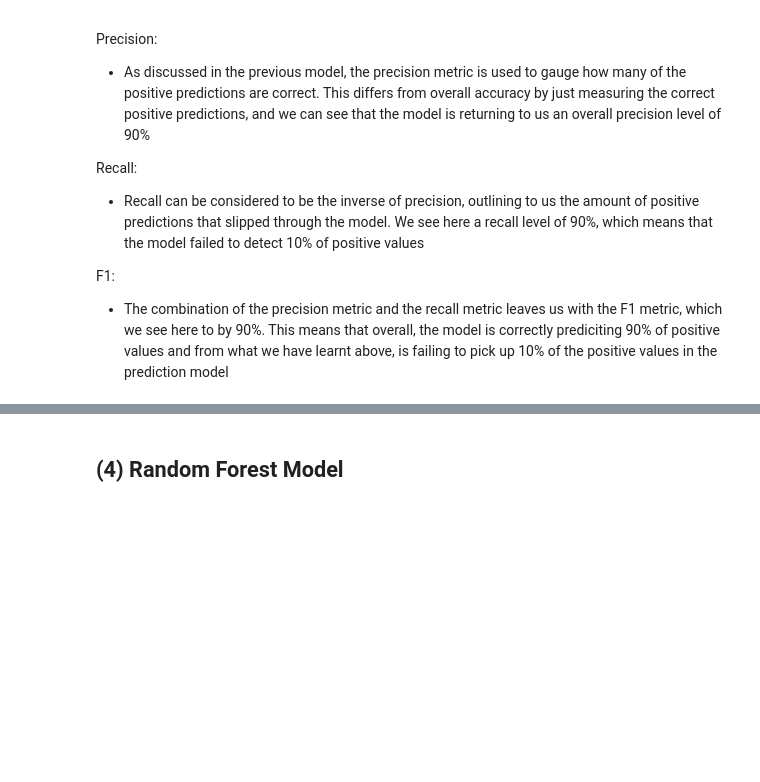
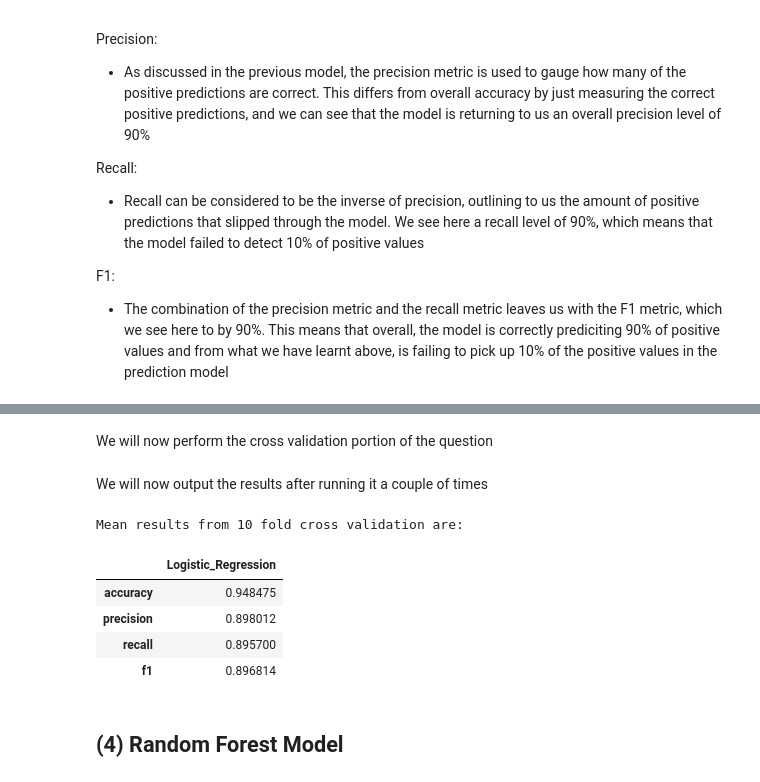
Before and after one commit to MichaelMoyles/MLCovid-19, a Jupyter notebook: 2022-Homework2-Notebook-James.ipynb, the cells around one changed output, grey strips where cells are left out. Saved outputs shown, nothing was run; the diff lists cells and outputs as text; code cells hidden in the pictures; blank space fills up the shorter version.

```diff
--- a/2022-Homework2-Notebook-James.ipynb
+++ b/2022-Homework2-Notebook-James.ipynb
@@ -1080,3 +1335,39 @@ F1:
+# %% [markdown]
+We will now perform the cross validation portion of the question
+# %%
+def cross_val_LogisticRegression_DF(X,y, depth=None, estimators=100):
+    """Function to perform cross validation and store results
+    in dataframe. Cross validation looks at accuracy, precision,
+    recall, f1. Returns a dataframe with results"""
+
+    # store results in dict
+    LogisticRegressionResults = {}
+    # metrics to test against
+    test_metrics = ['accuracy','precision','recall', 'f1']
+
+    for metric in test_metrics:
+        # generate test results
+        result = cross_val_score(LogisticRegression(random_state=1), X, y, scoring=metric, cv=10)
+        # store result in dict
+        LogisticRegressionResults[metric] = result.mean()
+
+    # create dataframe with results
+    LogisticRegressionDF = pd.DataFrame.from_dict(LogisticRegressionResults, orient='index', columns=['Logistic_Regression'])
+
+    return LogisticRegressionDF
+# %% [markdown]
+We will now output the results after running it a couple of times
+# %%
+LogisticRegressionDF = cross_val_LogisticRegression_DF(X,y)
+print(f"Mean results from 10 fold cross validation are:")
+LogisticRegressionDF
+# %% [output]
+Mean results from 10 fold cross validation are:
+|  | Logistic_Regression |
+| accuracy | 0.948475 |
+| precision | 0.898012 |
+| recall | 0.895700 |
+| f1 | 0.896814 |
 # %% [markdown]
 ## (4) Random Forest Model
 # %% [markdown]
```
Also changed, not shown: parts of 21 cells of this notebook.
